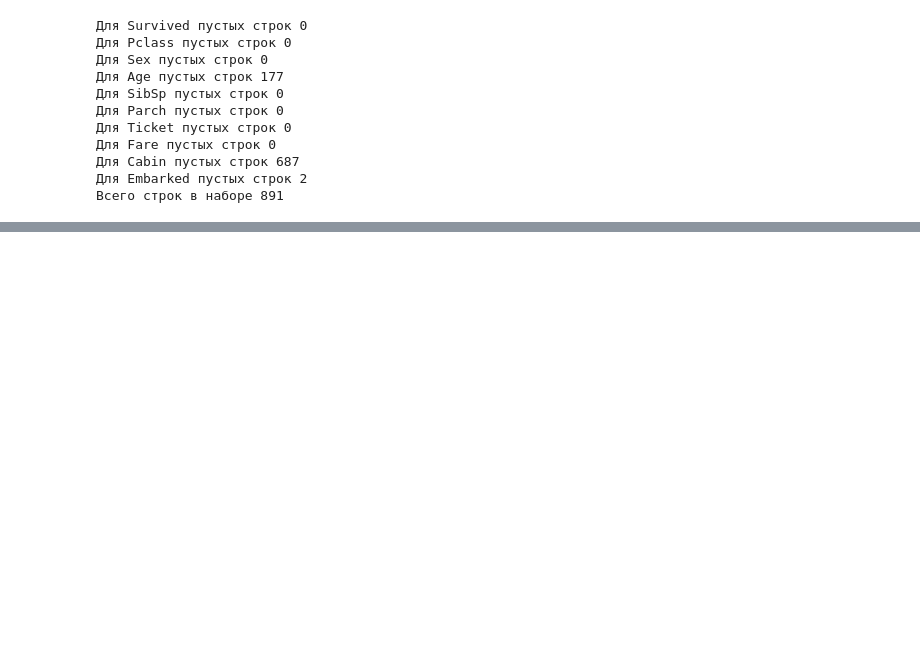
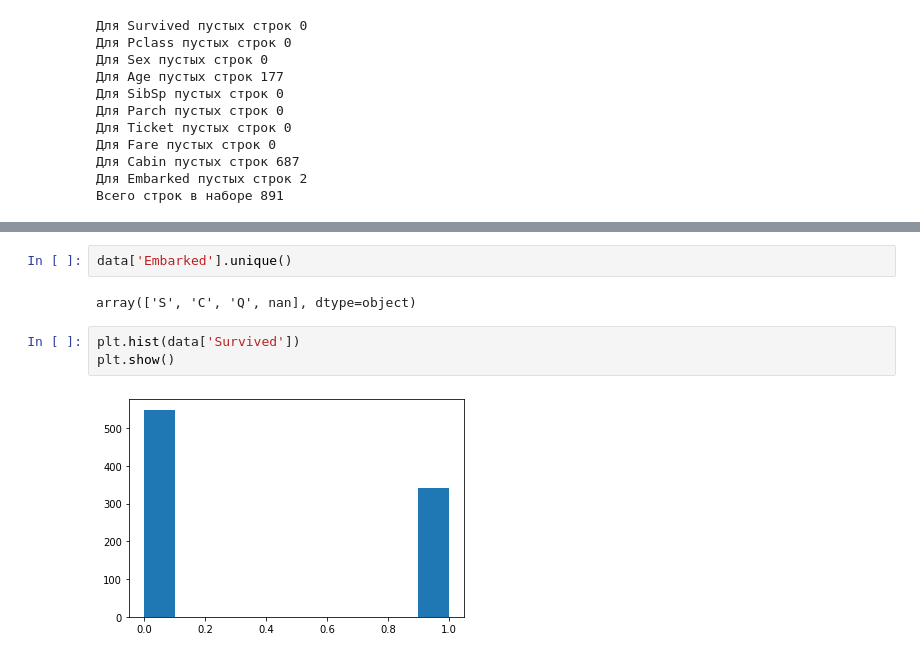
Before and after one commit to Ch0k/ML-DZ5, a Jupyter notebook: Untitled2.ipynb, the cells around one changed output, grey strips where cells are left out. Drawn from its saved outputs; the diff is of its cells as text; blank space fills up the shorter version.

```diff
--- a/Untitled2.ipynb
+++ b/Untitled2.ipynb
@@ -70,0 +125,9 @@ data['Ticket'].unique()
+# %%
+data['Embarked'].unique()
+# %% [output]
+array(['S', 'C', 'Q', nan], dtype=object)
+# %%
+plt.hist(data['Survived'])
+plt.show()
+# %% [output]
+[figure, added]
```
Also changed, not shown: parts of 23 cells of this notebook.
